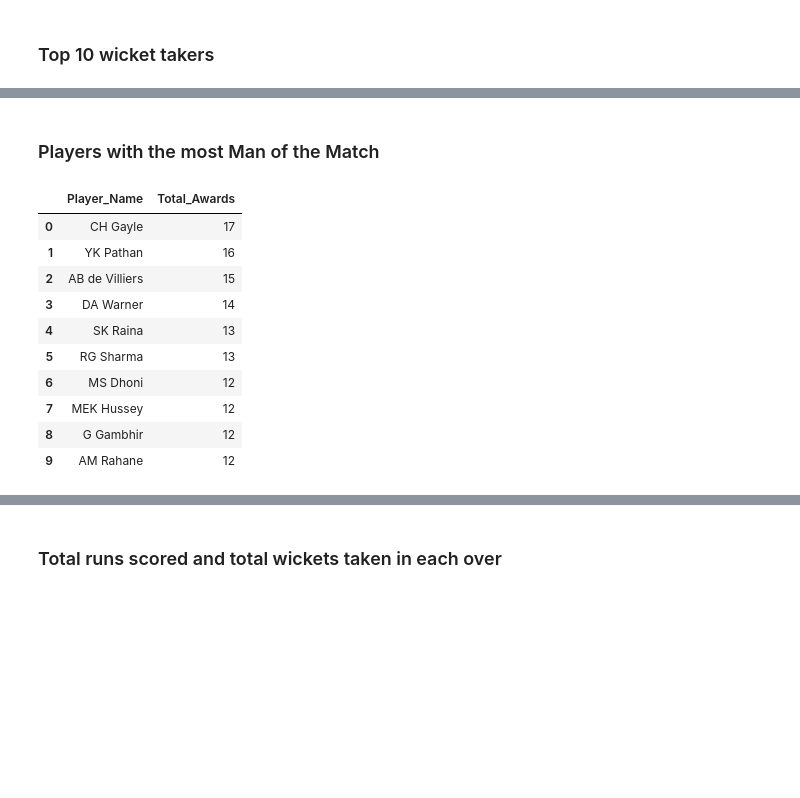
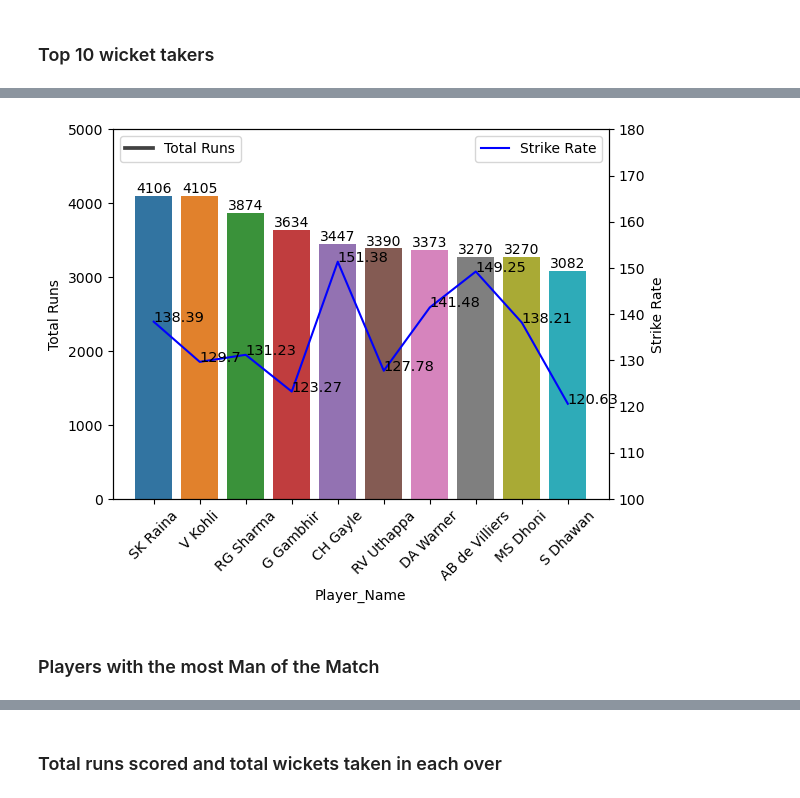
Before and after one commit to tambeyash/IPL---Analysis-using-SQL, a Jupyter notebook: IPL - SQL.ipynb, the cells around one changed output, grey strips where cells are left out. Saved outputs shown, nothing was run; the diff lists cells and outputs as text; code cells hidden in the pictures; blank space fills up the shorter version.

```diff
--- a/IPL - SQL.ipynb
+++ b/IPL - SQL.ipynb
@@ -235,6 +190,59 @@ wicket_takers
+# %%
+#query
+sql = """
+select p.player_name, SUM(ba.Runs_Scored) Total_Runs, COUNT(bl.Striker) AS Total_balls_faced, CAST(SUM(ba.Runs_Scored) as float)*100/CAST(COUNT(bl.Striker) AS Float) Strike_Rate
+from batsman_scored ba
+JOIN Ball_by_ball bl
+ON ba.Match_id = bl.Match_Id
+   AND ba.Over_id = bl.Over_id
+   AND ba.ball_id = bl.ball_id
+   AND ba.Innings_No = bl.Innings_No
+JOIN player p
+ON p.player_id = bl.striker
+Group by bl.Striker
+ORDER BY SUM(ba.Runs_Scored) DESC
+LIMIT 10
+"""
+strike_rate2 = pd.read_sql(sql, conn)
+strike_rate2 = strike_rate2.round(2)
+# %%
+#visualization
+ax2 = sns.barplot(
+   x = 'Player_Name',
+   y = 'Total_Runs',
+   data = strike_rate2
+)
+for i in ax2.containers:
+    ax2.bar_label(i,)
+#ax2.grid(b=False) # turn off grid #2
+ax2.set_ylabel('Total Runs')
+ax2.set_ylim(0, 5000)
+ax2.legend(['Total Runs'], loc="upper left")
+plt.xticks(rotation=45)
+
+ax1 = ax2.twinx()
+ax1 = sns.lineplot(
+    x = 'Player_Name',
+    y = 'Strike_Rate',
+    data=strike_rate2,
+    sort=False,
+    color='blue',
+    markers=True
+)
+ax1.set_ylabel('Strike Rate')
+for index in range(len(strike_rate2['Player_Name'])):
+  ax1.text(strike_rate2['Player_Name'][index], strike_rate2['Strike_Rate'][index], strike_rate2['Strike_Rate'][index], size=10.5)
+ax1.set_ylim(100, 180)
+ax1.legend(['Strike Rate'], loc="upper right")
+
+
+plt.show()
+# %% [output]
+[figure, added]
 # %% [markdown]
 ### Players with the most Man of the Match
 # %%
+#query
 sql = """
 select p.player_name, COUNT(m.Man_of_the_Match) as Total_Awards
 from Match m
@@ -246,16 +254,3 @@ LIMIT 10
 
 """
 m_o_m = pd.read_sql(sql, conn)
-m_o_m
-# %% [output]
-|  | Player_Name | Total_Awards |
-| 0 | CH Gayle | 17 |
-| 1 | YK Pathan | 16 |
-| 2 | AB de Villiers | 15 |
-| 3 | DA Warner | 14 |
-| 4 | SK Raina | 13 |
-| 5 | RG Sharma | 13 |
-| 6 | MS Dhoni | 12 |
-| 7 | MEK Hussey | 12 |
-| 8 | G Gambhir | 12 |
-| 9 | AM Rahane | 12 |
```
Also changed, not shown: parts of 21 cells of this notebook.
